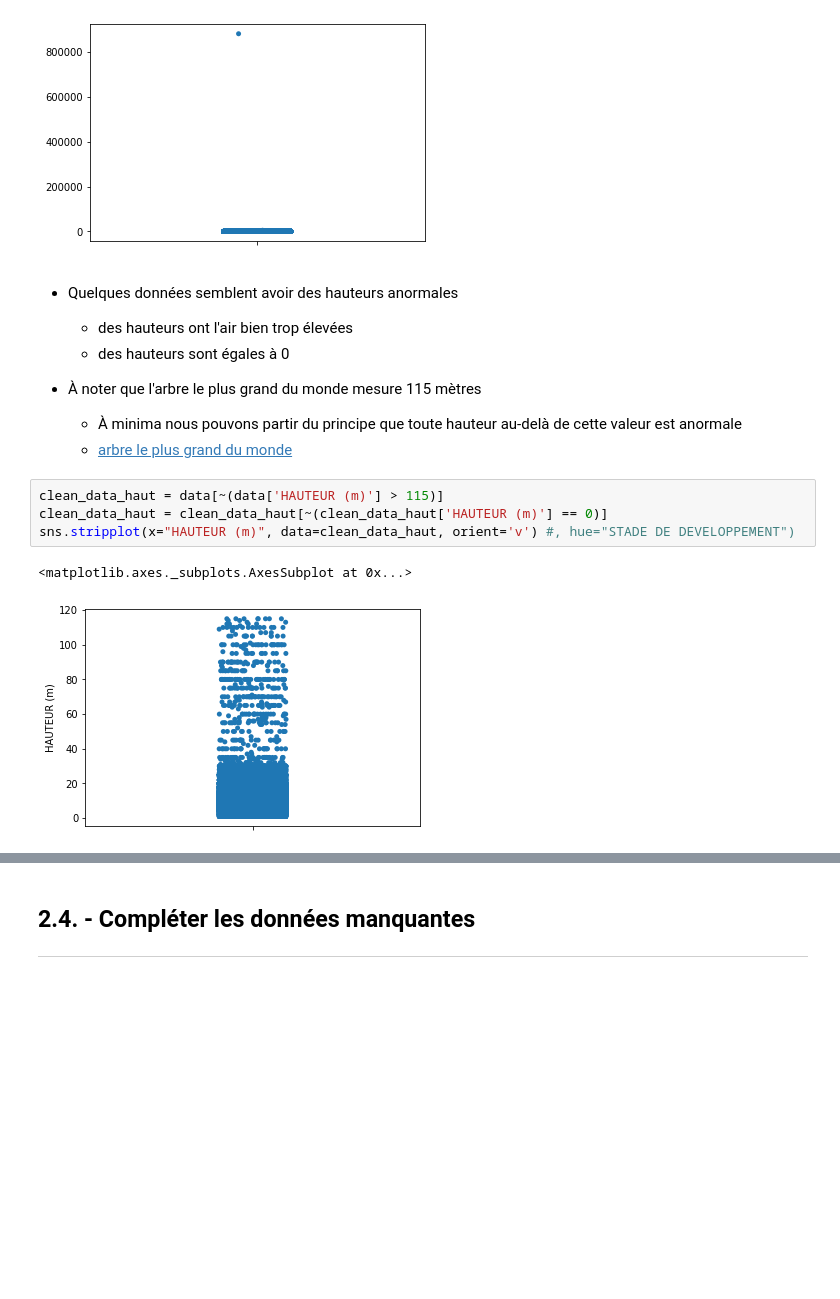
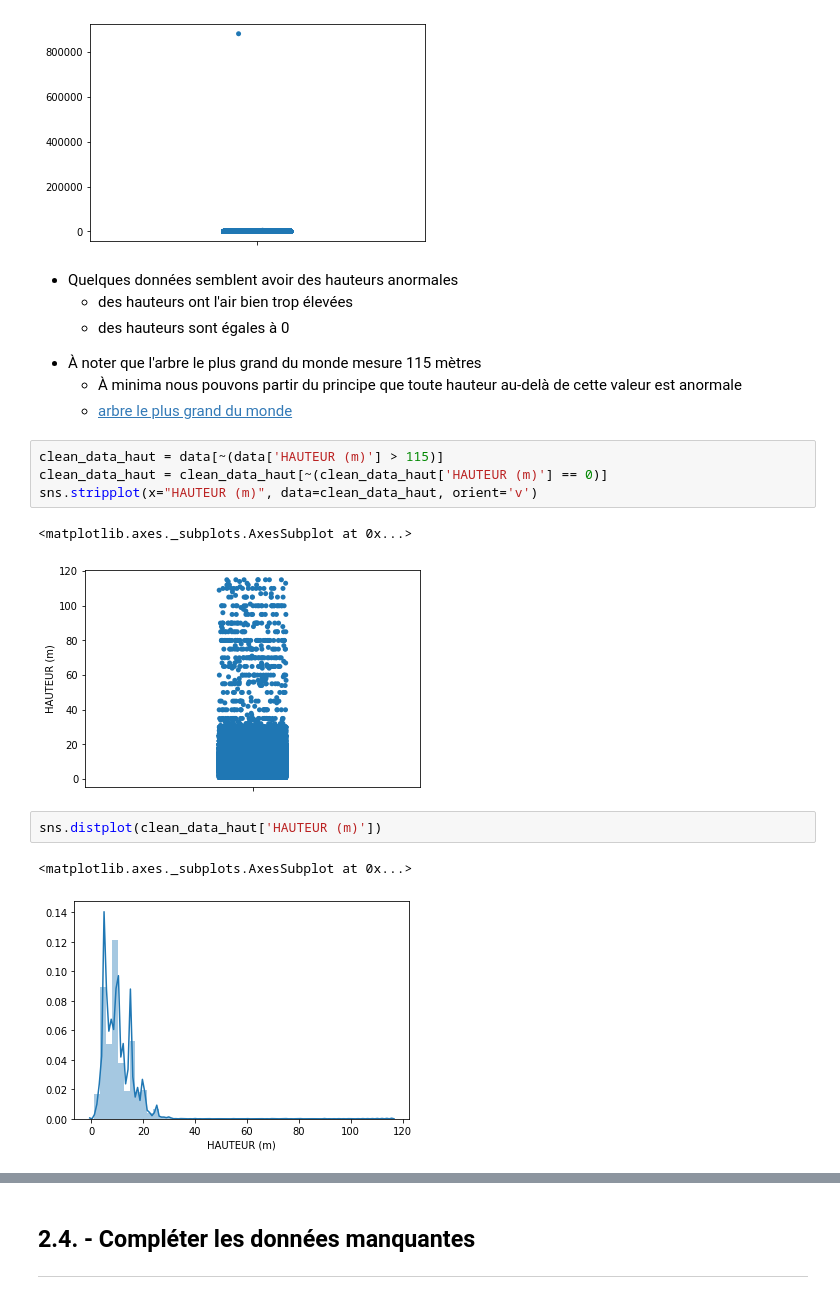
Before and after one commit to Rezzas/ocr_projet2, a Jupyter notebook: P2_ramos_sebastian/P2_ramos_sebastian.ipynb, the cells around one changed output, grey strips where cells are left out. Saved outputs shown, nothing was run; the diff lists cells and outputs as text; blank space fills up the shorter version.

```diff
--- a/P2_ramos_sebastian/P2_ramos_sebastian.ipynb
+++ b/P2_ramos_sebastian/P2_ramos_sebastian.ipynb
@@ -592,6 +595,7 @@ sns.stripplot(x=data[['HAUTEUR (m)']], orient='v')
   * des hauteurs ont l'air bien trop élevées
   * des hauteurs sont égales à 0
 
+>
 
 * À noter que l'arbre le plus grand du monde mesure 115 mètres
   * À minima nous pouvons partir du principe que toute hauteur au-delà de cette valeur est anormale
@@ -599,7 +603,12 @@ sns.stripplot(x=data[['HAUTEUR (m)']], orient='v')
 # %%
 clean_data_haut = data[~(data['HAUTEUR (m)'] > 115)]
 clean_data_haut = clean_data_haut[~(clean_data_haut['HAUTEUR (m)'] == 0)]
-sns.stripplot(x="HAUTEUR (m)", data=clean_data_haut, orient='v') #, hue="STADE DE DEVELOPPEMENT")
+sns.stripplot(x="HAUTEUR (m)", data=clean_data_haut, orient='v')
 # %% [output]
 <matplotlib.axes._subplots.AxesSubplot at 0x...>
 [figure]
+# %%
+sns.distplot(clean_data_haut['HAUTEUR (m)'])
+# %% [output]
+<matplotlib.axes._subplots.AxesSubplot at 0x...>
+[figure, added]
```
Also changed, not shown: parts of 5 cells of this notebook.
